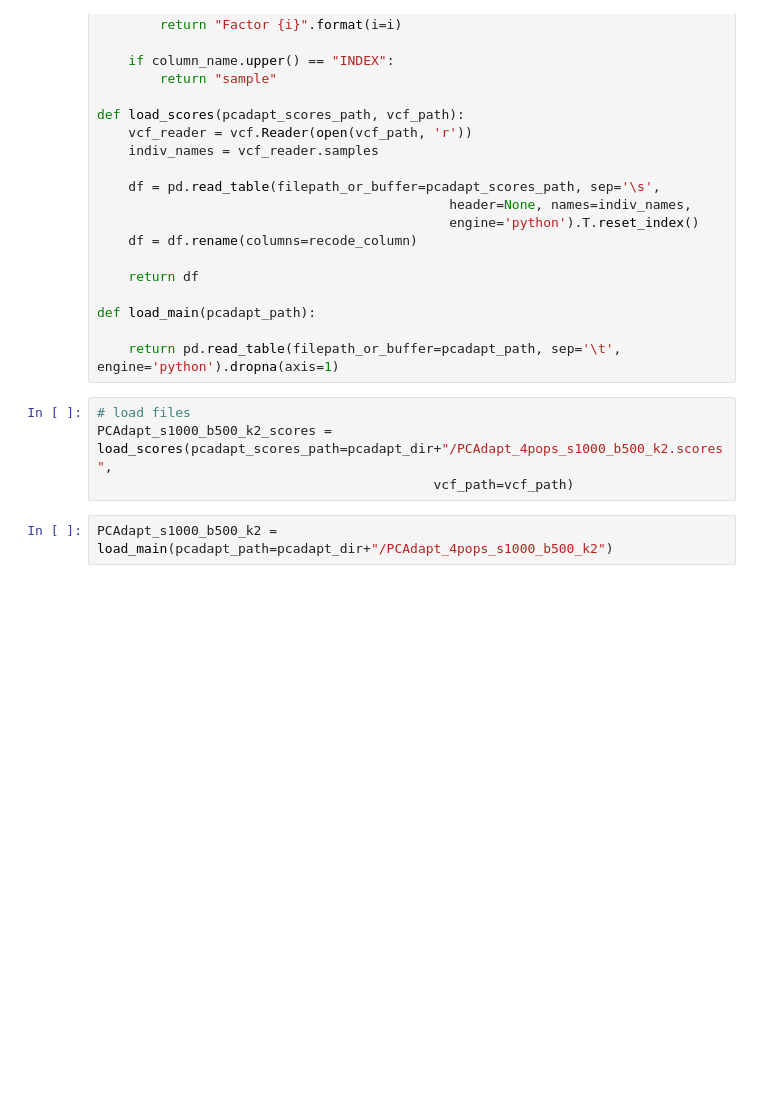
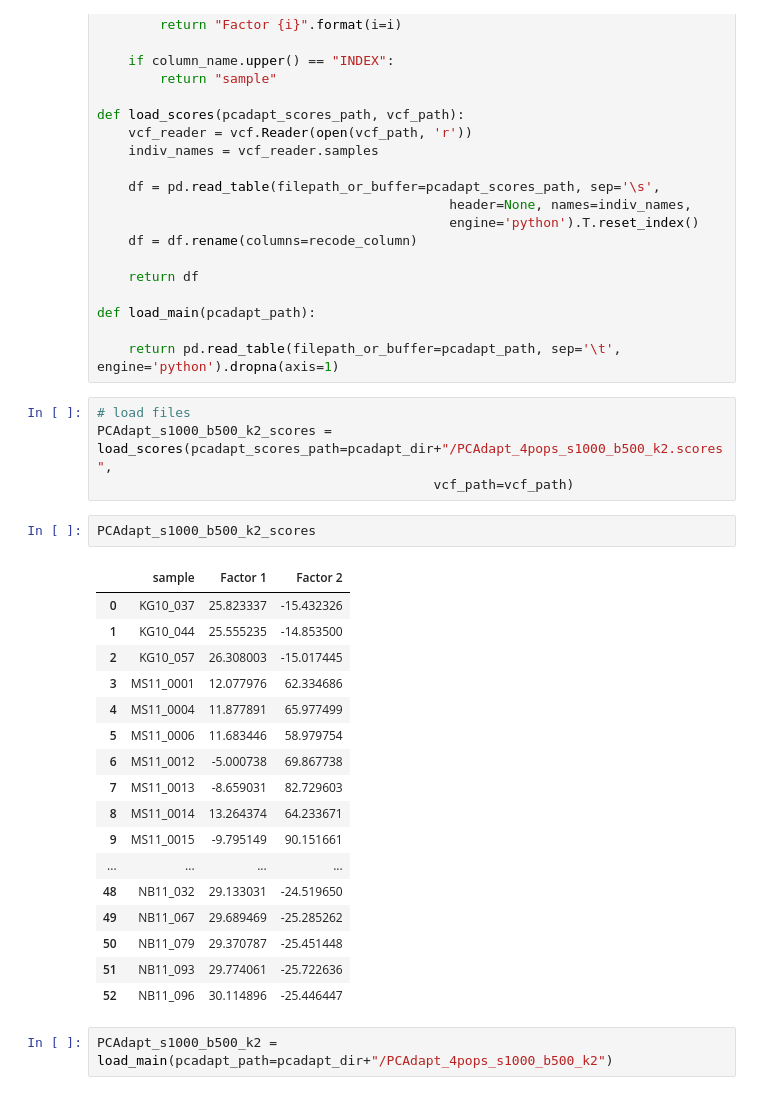
Before and after one commit to xguse/ipy_notebooks, a Jupyter notebook: YALE/ddrad58/2015-07-15__PCAdapt-4pops_figures.ipynb, the cells around one changed output. Saved outputs shown, nothing was run; the diff lists cells and outputs as text; blank space fills up the shorter version.

```diff
--- a/YALE/ddrad58/2015-07-15__PCAdapt-4pops_figures.ipynb
+++ b/YALE/ddrad58/2015-07-15__PCAdapt-4pops_figures.ipynb
@@ -66,6 +66,26 @@ def load_main(pcadapt_path):
 # load files
 PCAdapt_s1000_b500_k2_scores = load_scores(pcadapt_scores_path=pcadapt_dir+"/PCAdapt_4pops_s1000_b500_k2.scores",
                                            vcf_path=vcf_path)
+# %%
+PCAdapt_s1000_b500_k2_scores
+# %% [output]
+|  | sample | Factor 1 | Factor 2 |
+| 0 | KG10_037 | 25.823337 | -15.432326 |
+| 1 | KG10_044 | 25.555235 | -14.853500 |
+| 2 | KG10_057 | 26.308003 | -15.017445 |
+| 3 | MS11_0001 | 12.077976 | 62.334686 |
+| 4 | MS11_0004 | 11.877891 | 65.977499 |
+| 5 | MS11_0006 | 11.683446 | 58.979754 |
+| 6 | MS11_0012 | -5.000738 | 69.867738 |
+| 7 | MS11_0013 | -8.659031 | 82.729603 |
+| 8 | MS11_0014 | 13.264374 | 64.233671 |
+| 9 | MS11_0015 | -9.795149 | 90.151661 |
+| ... | ... | ... | ... |
+| 48 | NB11_032 | 29.133031 | -24.519650 |
+| 49 | NB11_067 | 29.689469 | -25.285262 |
+| 50 | NB11_079 | 29.370787 | -25.451448 |
+| 51 | NB11_093 | 29.774061 | -25.722636 |
+| 52 | NB11_096 | 30.114896 | -25.446447 |
 # %%
 PCAdapt_s1000_b500_k2 = load_main(pcadapt_path=pcadapt_dir+"/PCAdapt_4pops_s1000_b500_k2")
 # %% [markdown]
```
Also changed, not shown: 6 other files.
